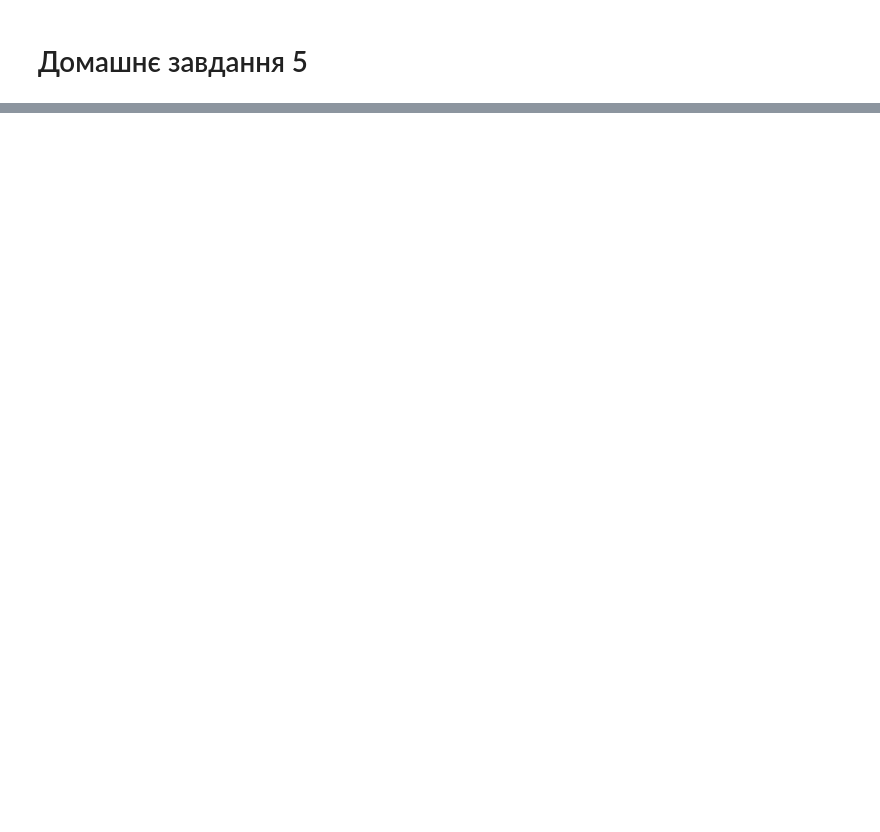
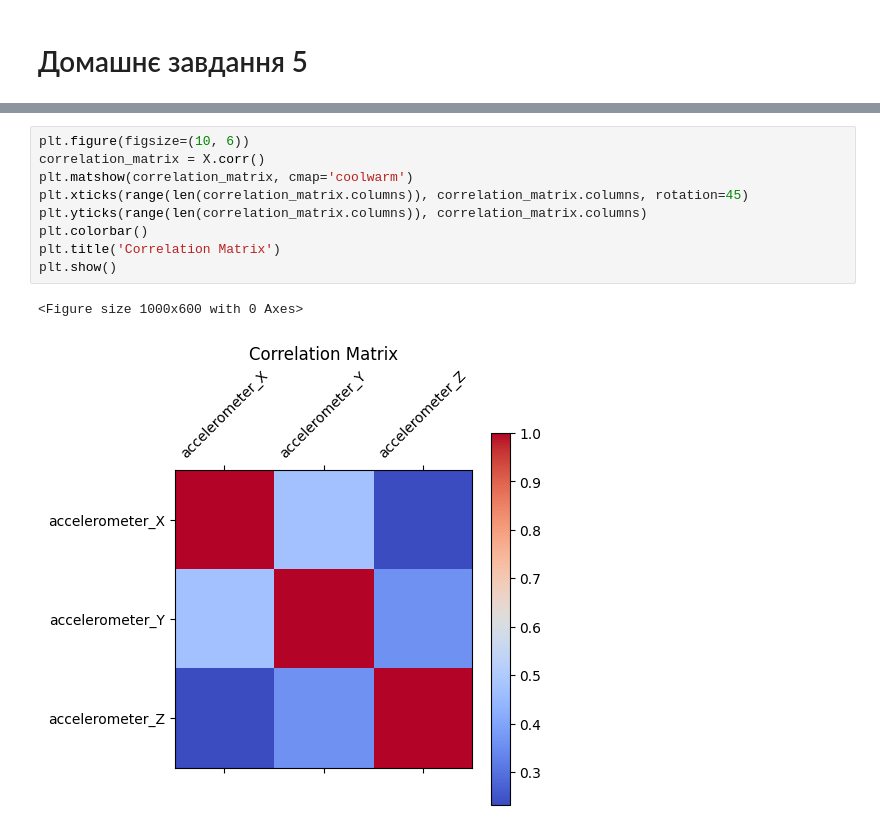
Before and after one commit to OleksiyM/Data_Science, a Jupyter notebook: Module_05/Hw5.ipynb, the cells around one changed output, grey strips where cells are left out. Saved outputs shown, nothing was run; the diff lists cells and outputs as text; blank space fills up the shorter version.

```diff
--- a/Module_05/Hw5.ipynb
+++ b/Module_05/Hw5.ipynb
@@ -58,0 +122,12 @@ df created
+# %%
+plt.figure(figsize=(10, 6))
+correlation_matrix = X.corr()
+plt.matshow(correlation_matrix, cmap='coolwarm')
+plt.xticks(range(len(correlation_matrix.columns)), correlation_matrix.columns, rotation=45)
+plt.yticks(range(len(correlation_matrix.columns)), correlation_matrix.columns)
+plt.colorbar()
+plt.title('Correlation Matrix')
+plt.show()
+# %% [output]
+<Figure size 1000x600 with 0 Axes>
+[figure, added]
```
Also changed, not shown: parts of 25 cells of this notebook.
